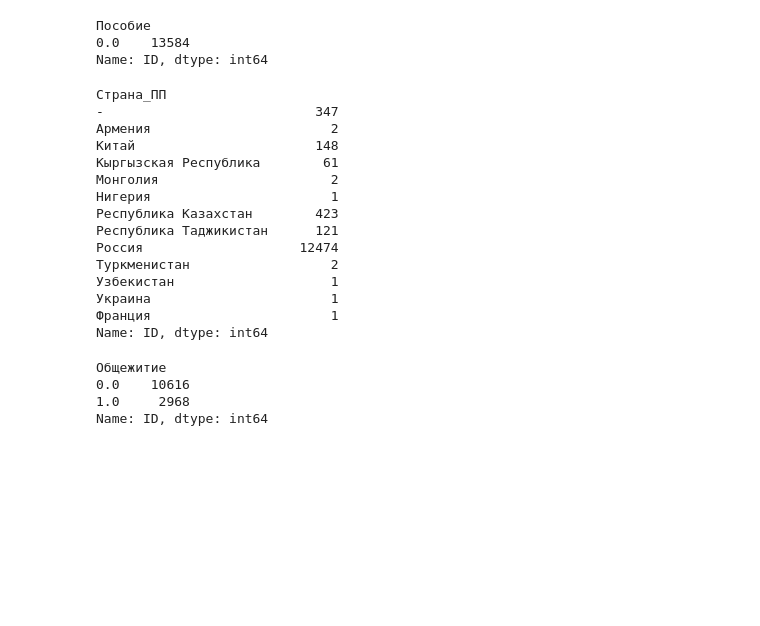
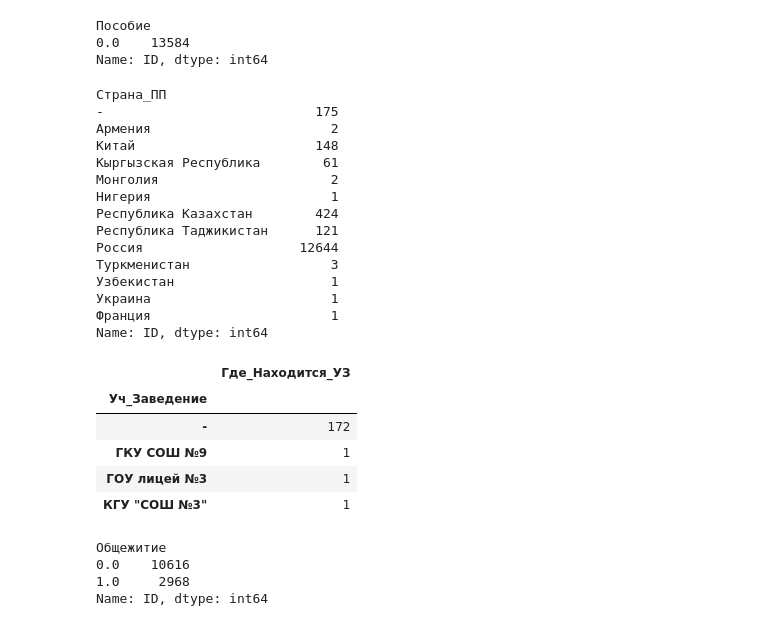
Before and after one commit to RomanZorkin/digital_match_altay, a Jupyter notebook: notebooks/prepare_trainDS.ipynb, the cells around one changed output. Cells and saved outputs as stored; diff of their text form; code cells hidden in the pictures; blank space fills up the shorter version.

```diff
--- a/notebooks/prepare_trainDS.ipynb
+++ b/notebooks/prepare_trainDS.ipynb
@@ -304,23 +304,54 @@ clean_frame.loc[clean_frame['Страна_ПП'] == 'Таджикистан Ре
 
 clean_frame.loc[clean_frame['Страна_ПП'] == 'РОССИЯ', 'Страна_ПП'] = 'Россия'
 clean_frame.loc[clean_frame['Страна_ПП'] == 'Росссия', 'Страна_ПП'] = 'Россия'
+
+russia_city = ['Барнаул', 'г. Барнаул' , 'Славгород', 'Рубцовск', 'Г.Барнаул', 'Г. Новоалтайск', 'Бийск', 'Белокуриха', 'Барнаул г', 'Новоалтайск', 'Благовещенка РП', 'с. Подсосново', 'Среднекрасилово с']
+clean_frame.loc[(clean_frame['Страна_ПП'] == '-') & (clean_frame['Город_ПП'].isin(russia_city)), ['Страна_ПП']] = 'Россия'
+turkmen_city = ['Туркменабат']
+clean_frame.loc[(clean_frame['Страна_ПП'] == '-') & (clean_frame['Город_ПП'].isin(turkmen_city)), ['Страна_ПП']] = 'Туркменистан'
+
+clean_frame.loc[(clean_frame['Страна_ПП'] == '-') & (clean_frame['Страна_Родители'] == 'Россия'), 'Страна_ПП'] = 'Россия'
+clean_frame.loc[(clean_frame['Страна_ПП'] == '-') & (clean_frame['Страна_Родители'] == 'Республика Казахстан'), 'Страна_ПП'] = 'Республика Казахстан'
+clean_frame.loc[(clean_frame['Страна_ПП'] == '-') & (clean_frame['Страна_Родители'] == 'Республика Таджикистан'), 'Страна_ПП'] = 'Республика Таджикистан'
+
+clean_frame.loc[(clean_frame['Страна_ПП'] == '-') & (clean_frame['Где_Находится_УЗ'].str.contains('россия', case=False)), 'Страна_ПП'] = 'Россия'
+clean_frame.loc[(clean_frame['Страна_ПП'] == '-') & (clean_frame['Где_Находится_УЗ'].str.contains('барнаул', case=False)), 'Страна_ПП'] = 'Россия'
+clean_frame.loc[(clean_frame['Страна_ПП'] == '-') & (clean_frame['Где_Находится_УЗ'].str.contains('москва', case=False)), 'Страна_ПП'] = 'Россия'
+clean_frame.loc[(clean_frame['Страна_ПП'] == '-') & (clean_frame['Где_Находится_УЗ'].str.contains('рубцовск', case=False)), 'Страна_ПП'] = 'Россия'
+clean_frame.loc[(clean_frame['Страна_ПП'] == '-') & (clean_frame['Где_Находится_УЗ'].str.contains('славгород', case=False)), 'Страна_ПП'] = 'Россия'
+
+clean_frame.loc[(clean_frame['Страна_ПП'] == '-') & (clean_frame['Уч_Заведение'].str.contains('АлтГУ', case=False)), 'Страна_ПП'] = 'Россия'
+clean_frame.loc[(clean_frame['Страна_ПП'] == '-') & (clean_frame['Уч_Заведение'].str.contains('островского', case=False)), 'Страна_ПП'] = 'Республика Казахстан'
+
 clean_frame.groupby('Страна_ПП')['ID'].count()
 # %% [output]
 Страна_ПП
--                           347
+-                           175
 Армения                       2
 Китай                       148
 Кыргызская Республика        61
 Монголия                      2
 Нигерия                       1
-Республика Казахстан        423
+Республика Казахстан        424
 Республика Таджикистан      121
-Россия                    12474
-Туркменистан                  2
+Россия                    12644
+Туркменистан                  3
 Узбекистан                    1
 Украина                       1
 Франция                       1
 Name: ID, dtype: int64
+# %%
+russia_school = ['', '', '']
+clean_frame.loc[(clean_frame['Страна_ПП'] == '-') & (clean_frame['Уч_Заведение'].isin(russia_school)), ['Страна_ПП']] = 'Россия'
+# %%
+clean_frame.loc[(clean_frame['Страна_ПП'] == '-'), ['Уч_Заведение', 'Где_Находится_УЗ']].groupby('Уч_Заведение').count()
+# %% [output]
+|  | Где_Находится_УЗ |
+| Уч_Заведение |  |
+| - | 172 |
+| ГКУ СОШ №9 | 1 |
+| ГОУ лицей №3 | 1 |
+| КГУ "СОШ №3" | 1 |
 # %%
 clean_frame.loc[clean_frame['Регион_ПП'].isnull(), 'Регион_ПП'] = '-'
 # %%
```
Also changed, not shown: parts of 11 cells of this notebook, 1 other file.
